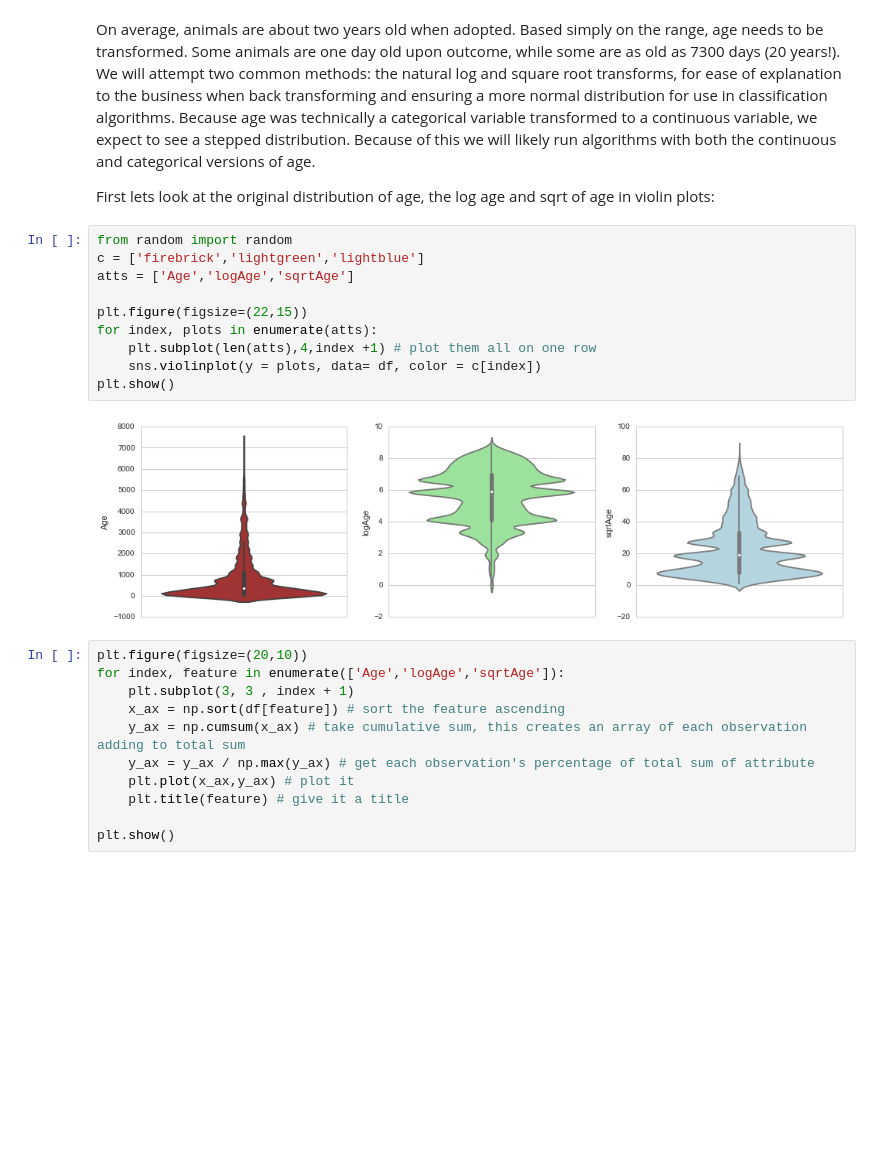
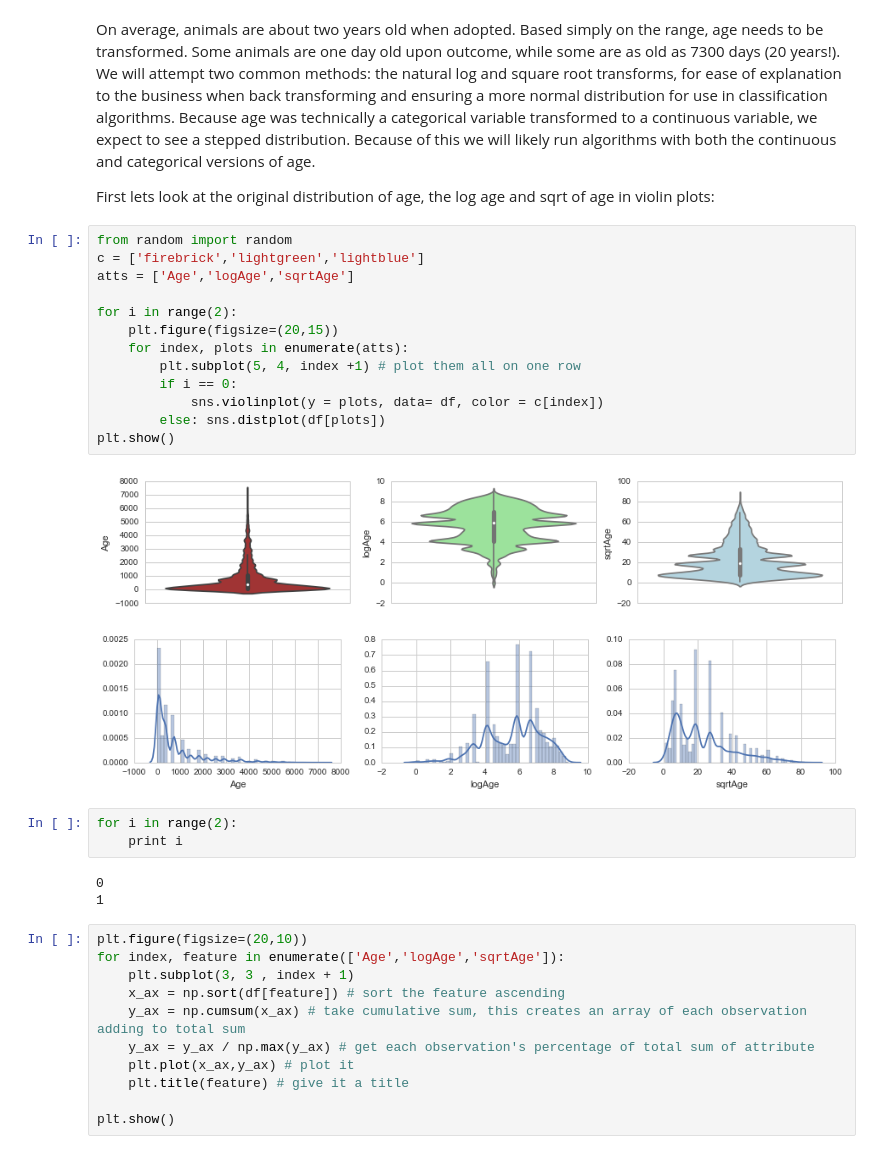
Before and after one commit to mg826/Data_Mining, a Jupyter notebook: Project1_AnimalOutcomes/Project1_Exploration_Visualization_Dreduce.ipynb, the cells around one changed output. Cells and saved outputs as stored; diff of their text form; blank space fills up the shorter version.

```diff
--- a/Project1_AnimalOutcomes/Project1_Exploration_Visualization_Dreduce.ipynb
+++ b/Project1_AnimalOutcomes/Project1_Exploration_Visualization_Dreduce.ipynb
@@ -254,15 +254,25 @@ First lets look at the original distribution of age, the log age and sqrt of age
 # %%
 from random import random
 c = ['firebrick','lightgreen','lightblue']
 atts = ['Age','logAge','sqrtAge']
 
-plt.figure(figsize=(22,15))
-for index, plots in enumerate(atts):
-    plt.subplot(len(atts),4,index +1) # plot them all on one row
-    sns.violinplot(y = plots, data= df, color = c[index])
+for i in range(2):
+    plt.figure(figsize=(20,15))
+    for index, plots in enumerate(atts):
+        plt.subplot(5, 4, index +1) # plot them all on one row
+        if i == 0:
+            sns.violinplot(y = plots, data= df, color = c[index])
+        else: sns.distplot(df[plots])
 plt.show()
 # %% [output]
-[figure, old version]
+[figure, new version]
+[figure, added]
+# %%
+for i in range(2):
+    print i
+# %% [output]
+0
+1
 # %%
 plt.figure(figsize=(20,10))
 for index, feature in enumerate(['Age','logAge','sqrtAge']):
```
